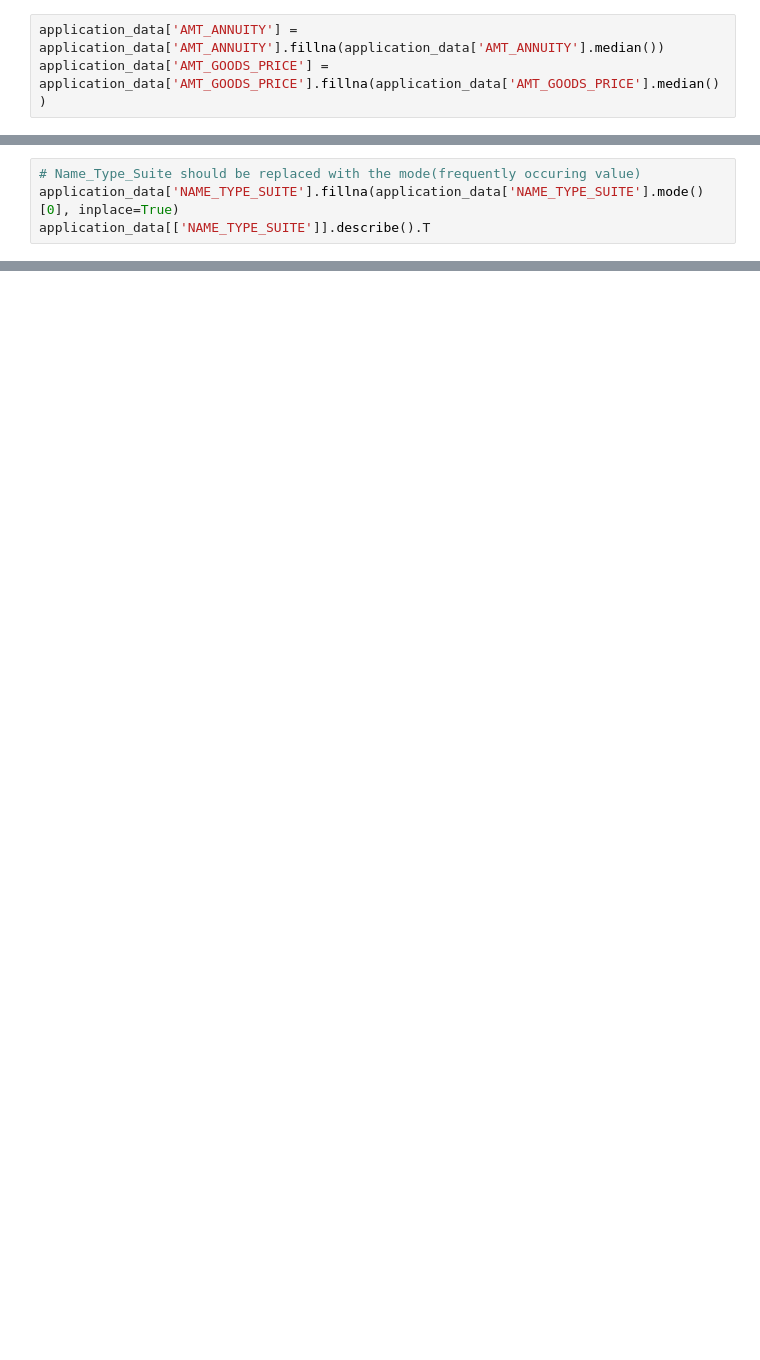
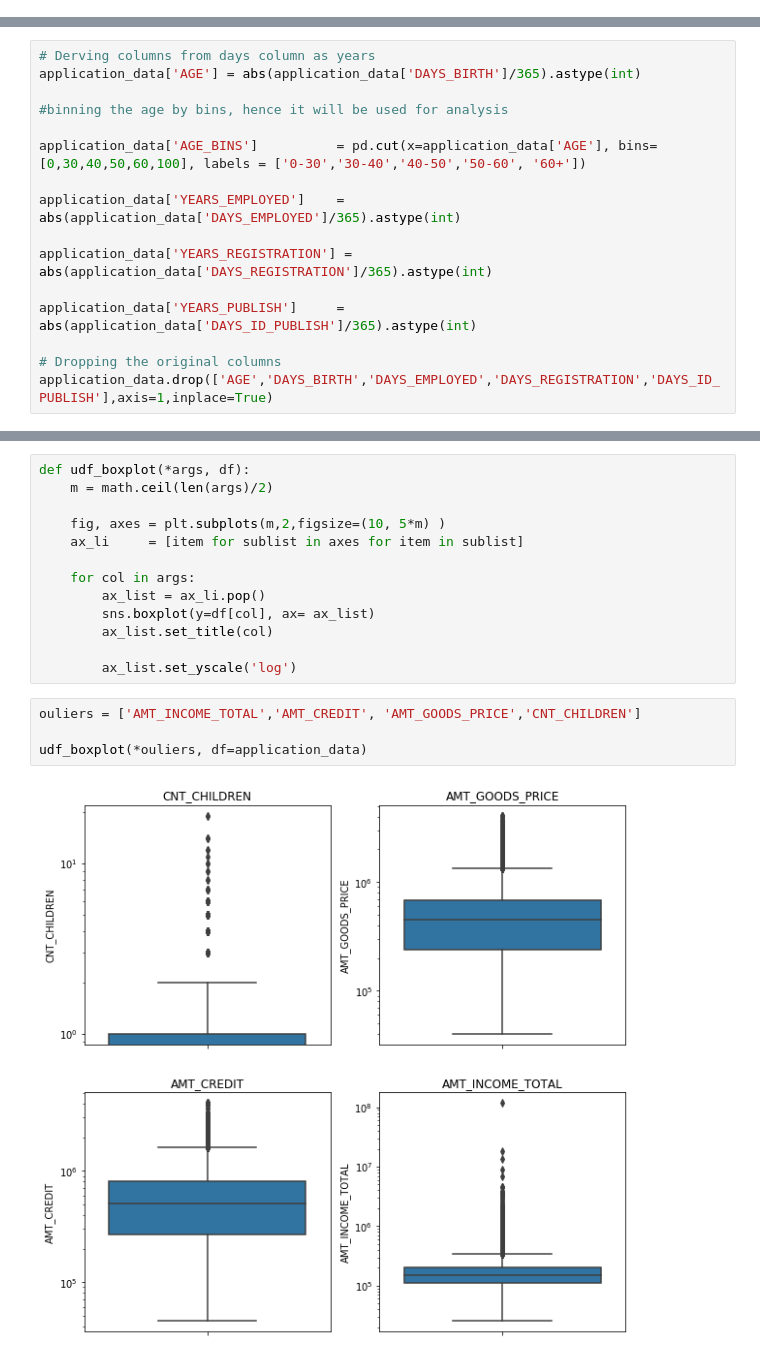
Before and after one commit to Dharani-Arumugam/PostGraduate-Diploma-DataScience, a Jupyter notebook: Credit EDA Case Study/Credit EDA Case Study.ipynb, the cells around one changed output, grey strips where cells are left out. Drawn from its saved outputs; the diff is of its cells as text; blank space fills up the shorter version.

```diff
--- a/Credit EDA Case Study/Credit EDA Case Study.ipynb
+++ b/Credit EDA Case Study/Credit EDA Case Study.ipynb
@@ -281,3 +253,0 @@ plt.show()
-# %%
-application_data['AMT_ANNUITY'] = application_data['AMT_ANNUITY'].fillna(application_data['AMT_ANNUITY'].median())
-application_data['AMT_GOODS_PRICE'] = application_data['AMT_GOODS_PRICE'].fillna(application_data['AMT_GOODS_PRICE'].median())
@@ -288,4 +253,0 @@ application_data[['NAME_TYPE_SUITE']].describe().T
-# %%
-# Name_Type_Suite should be replaced with the mode(frequently occuring value)
-application_data['NAME_TYPE_SUITE'].fillna(application_data['NAME_TYPE_SUITE'].mode()[0], inplace=True)
-application_data[['NAME_TYPE_SUITE']].describe().T
@@ -296,0 +256,16 @@ application_data.describe().T
+# %%
+# Derving columns from days column as years
+application_data['AGE'] = abs(application_data['DAYS_BIRTH']/365).astype(int)
+
+#binning the age by bins, hence it will be used for analysis
+
+application_data['AGE_BINS']          = pd.cut(x=application_data['AGE'], bins=[0,30,40,50,60,100], labels = ['0-30','30-40','40-50','50-60', '60+'])
+
+application_data['YEARS_EMPLOYED']    = abs(application_data['DAYS_EMPLOYED']/365).astype(int)
+
+application_data['YEARS_REGISTRATION'] = abs(application_data['DAYS_REGISTRATION']/365).astype(int)
+
+application_data['YEARS_PUBLISH']     = abs(application_data['DAYS_ID_PUBLISH']/365).astype(int)
+
+# Dropping the original columns
+application_data.drop(['AGE','DAYS_BIRTH','DAYS_EMPLOYED','DAYS_REGISTRATION','DAYS_ID_PUBLISH'],axis=1,inplace=True)
@@ -296,0 +319,19 @@ application_data.describe().T
+# %%
+def udf_boxplot(*args, df):
+    m = math.ceil(len(args)/2)
+
+    fig, axes = plt.subplots(m,2,figsize=(10, 5*m) )
+    ax_li     = [item for sublist in axes for item in sublist]
+
+    for col in args:
+        ax_list = ax_li.pop()
+        sns.boxplot(y=df[col], ax= ax_list)
+        ax_list.set_title(col)
+
+        ax_list.set_yscale('log')
+# %%
+ouliers = ['AMT_INCOME_TOTAL','AMT_CREDIT', 'AMT_GOODS_PRICE','CNT_CHILDREN']
+
+udf_boxplot(*ouliers, df=application_data)
+# %% [output]
+[figure, added]
```
Also changed, not shown: parts of 69 cells of this notebook.
